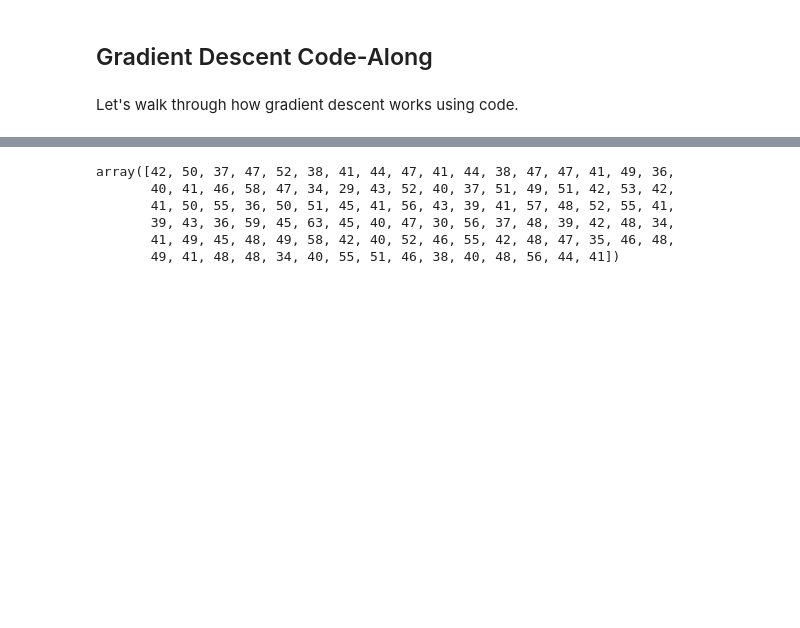
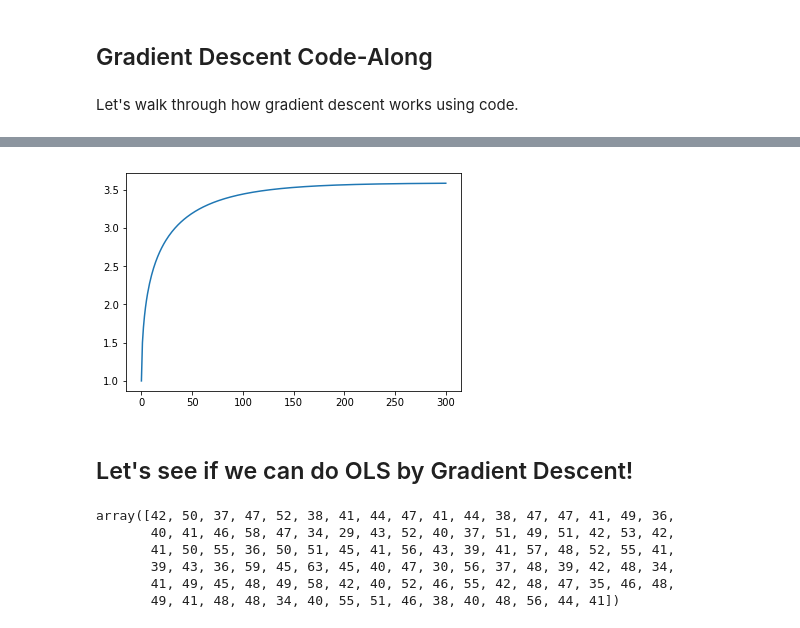
Before and after one commit to ga-curriculum/lesson-gradient-descent, a Jupyter notebook: solution-code/solution-code.ipynb, the cells around one changed output, grey strips where cells are left out. Drawn from its saved outputs; the diff is of its cells as text; code cells hidden in the pictures; blank space fills up the shorter version.

```diff
--- a/solution-code/solution-code.ipynb
+++ b/solution-code/solution-code.ipynb
@@ -7,0 +13,4 @@ import numpy as np
+# %%
+# Derivative of the objective function
+def f_deriv(x):
+    return -(1 + 1/x - np.log(x)) / (1 + x)**2
@@ -8,3 +23,20 @@ import numpy as np
+# %%
+# Initial value and learning rate
+x = 1
+alpha = 1
+
+# Iterate and apply gradient descent
+x_steps = [x]
+for i in range(300):
+    x = x - alpha * f_deriv(x)
+    x_steps.append(x)
+#     print(f"{i}: {x}")
+# %%
+plt.plot(x_steps);
+# %% [output]
+[figure, added]
+# %% [markdown]
+## Let's see if we can do OLS by Gradient Descent!
 # %%
 # Set a random seed.
 np.random.seed(42)
```
Also changed, not shown: parts of 8 cells of this notebook, 3 other files.
